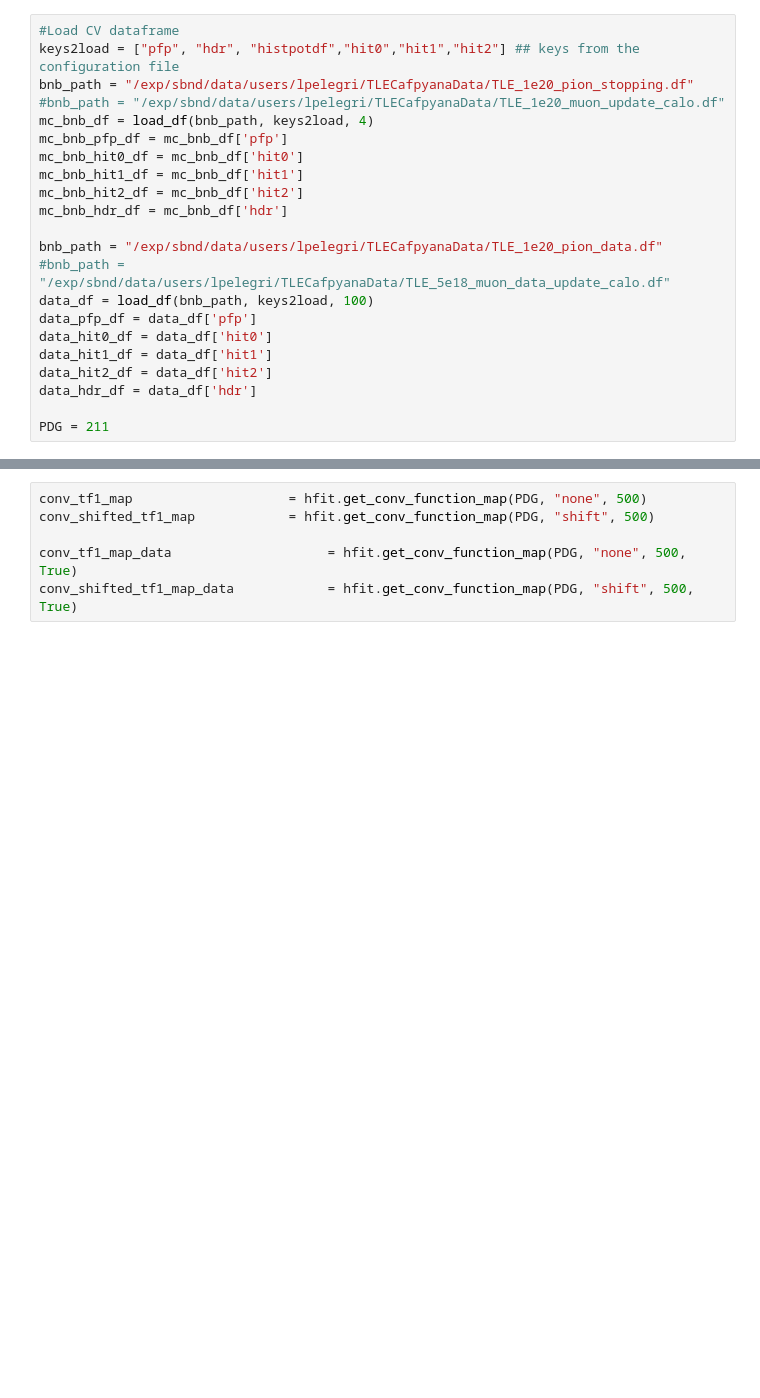
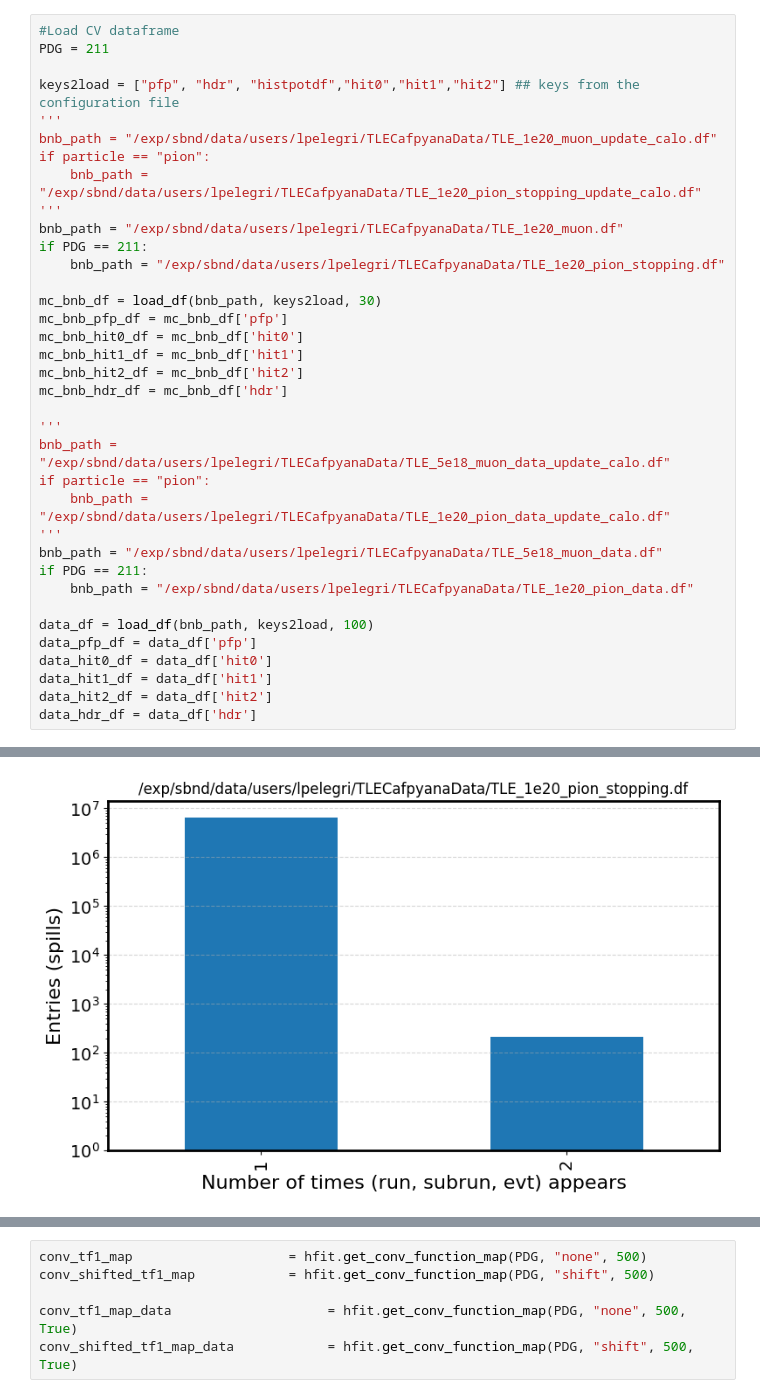
Before and after one commit to LuisPelegrina/cafpyana, a Jupyter notebook: analysis_village/cc1pi/TLExtensionMethod/HfitConvolutiontestsDataMC.ipynb, the cells around one changed output, grey strips where cells are left out. Saved outputs shown, nothing was run; the diff lists cells and outputs as text; blank space fills up the shorter version.

Commit message:
Fix gen1 calo parameters and selection

```diff
--- a/analysis_village/cc1pi/TLExtensionMethod/HfitConvolutiontestsDataMC.ipynb
+++ b/analysis_village/cc1pi/TLExtensionMethod/HfitConvolutiontestsDataMC.ipynb
@@ -66,22 +100,37 @@ np.seterr(divide='ignore', invalid='ignore', over='ignore')
 # %%
 #Load CV dataframe
+PDG = 211
+
 keys2load = ["pfp", "hdr", "histpotdf","hit0","hit1","hit2"] ## keys from the configuration file
-bnb_path = "/exp/sbnd/data/users/lpelegri/TLECafpyanaData/TLE_1e20_pion_stopping.df"
-#bnb_path = "/exp/sbnd/data/users/lpelegri/TLECafpyanaData/TLE_1e20_muon_update_calo.df"
-mc_bnb_df = load_df(bnb_path, keys2load, 4)
+'''
+bnb_path = "/exp/sbnd/data/users/lpelegri/TLECafpyanaData/TLE_1e20_muon_update_calo.df"
+if particle == "pion":
+    bnb_path = "/exp/sbnd/data/users/lpelegri/TLECafpyanaData/TLE_1e20_pion_stopping_update_calo.df"
+'''
+bnb_path = "/exp/sbnd/data/users/lpelegri/TLECafpyanaData/TLE_1e20_muon.df"
+if PDG == 211:
+    bnb_path = "/exp/sbnd/data/users/lpelegri/TLECafpyanaData/TLE_1e20_pion_stopping.df"
+
+mc_bnb_df = load_df(bnb_path, keys2load, 30)
 mc_bnb_pfp_df = mc_bnb_df['pfp']
 mc_bnb_hit0_df = mc_bnb_df['hit0']
 mc_bnb_hit1_df = mc_bnb_df['hit1']
 mc_bnb_hit2_df = mc_bnb_df['hit2']
 mc_bnb_hdr_df = mc_bnb_df['hdr']
 
-bnb_path = "/exp/sbnd/data/users/lpelegri/TLECafpyanaData/TLE_1e20_pion_data.df"
-#bnb_path = "/exp/sbnd/data/users/lpelegri/TLECafpyanaData/TLE_5e18_muon_data_update_calo.df"
+'''
+bnb_path = "/exp/sbnd/data/users/lpelegri/TLECafpyanaData/TLE_5e18_muon_data_update_calo.df"
+if particle == "pion":
+    bnb_path = "/exp/sbnd/data/users/lpelegri/TLECafpyanaData/TLE_1e20_pion_data_update_calo.df"
+'''
+bnb_path = "/exp/sbnd/data/users/lpelegri/TLECafpyanaData/TLE_5e18_muon_data.df"
+if PDG == 211:
+    bnb_path = "/exp/sbnd/data/users/lpelegri/TLECafpyanaData/TLE_1e20_pion_data.df"
+
 data_df = load_df(bnb_path, keys2load, 100)
 data_pfp_df = data_df['pfp']
 data_hit0_df = data_df['hit0']
 data_hit1_df = data_df['hit1']
 data_hit2_df = data_df['hit2']
 data_hdr_df = data_df['hdr']
-
-PDG = 211
+# %% [output]
@@ -87,0 +142 @@ PDG = 211
+[figure, added]
```
Also changed, not shown: parts of 11 cells of this notebook, 20 other files.
